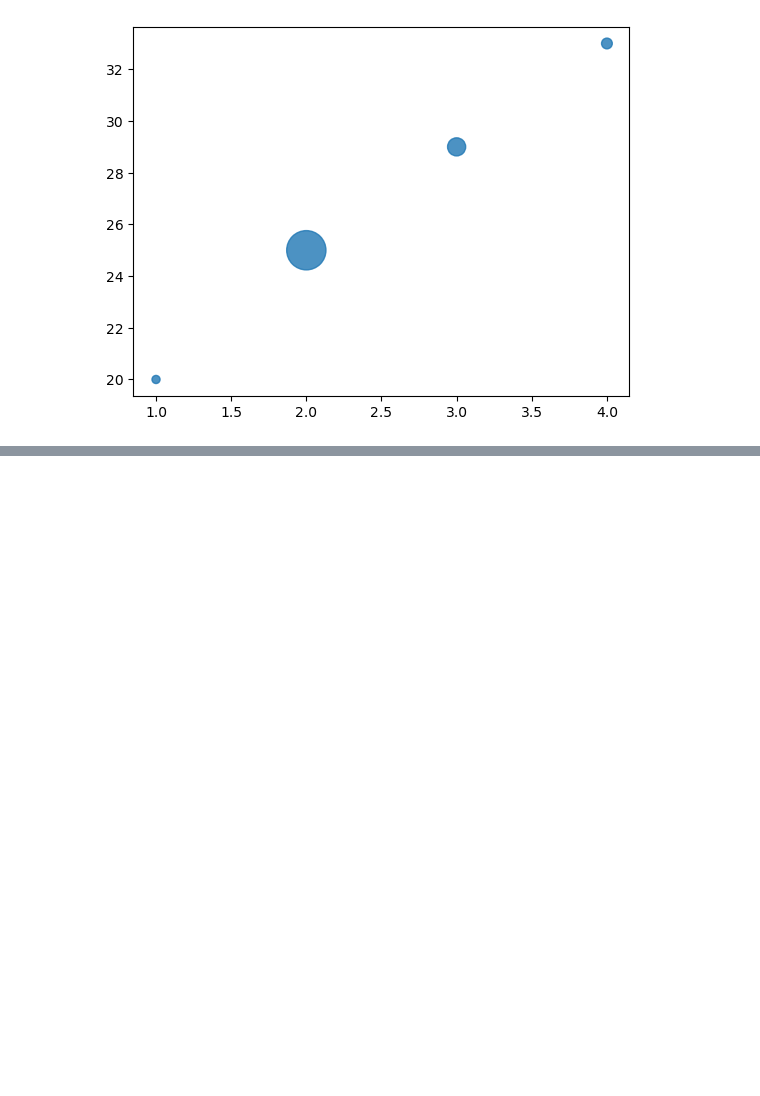
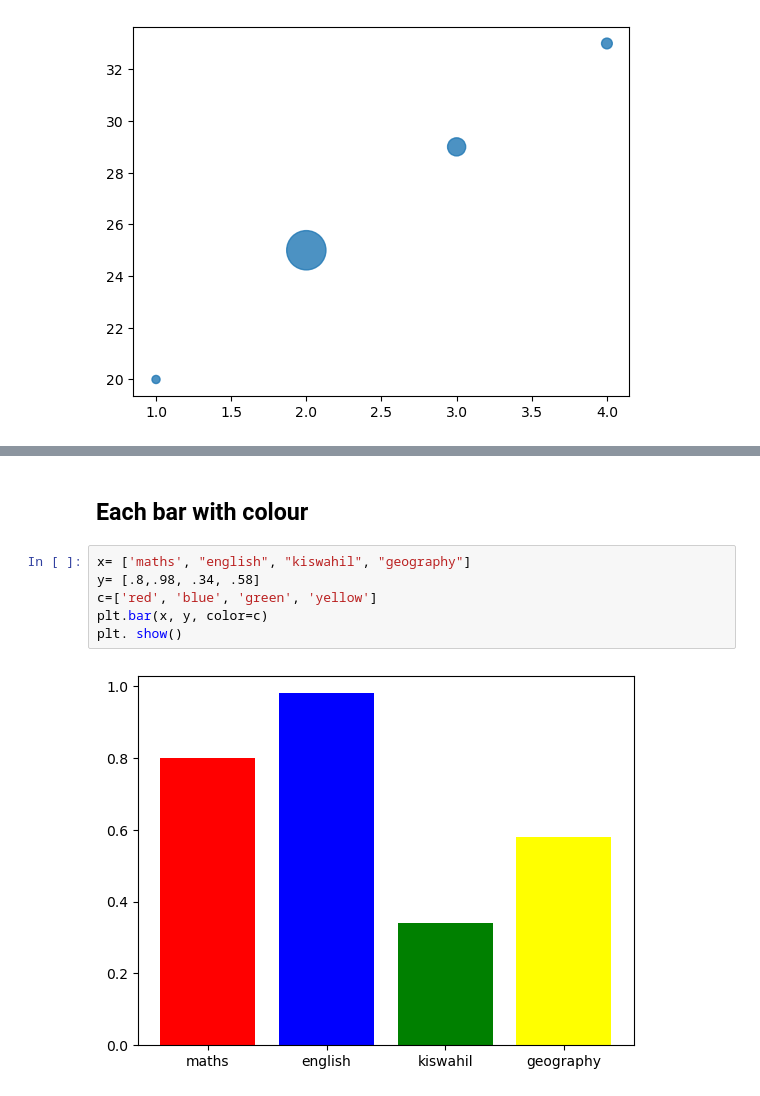
Before and after one commit to ThomasOindi/Learnings, a Jupyter notebook: matplot_library.ipynb, the cells around one changed output, grey strips where cells are left out. Saved outputs shown, nothing was run; the diff lists cells and outputs as text; blank space fills up the shorter version.

```diff
--- a/matplot_library.ipynb
+++ b/matplot_library.ipynb
@@ -442,0 +456,10 @@ plt.show()
+# %% [markdown]
+## Each bar with colour
+# %%
+x= ['maths', "english", "kiswahil", "geography"]
+y= [.8,.98, .34, .58]
+c=['red', 'blue', 'green', 'yellow']
+plt.bar(x, y, color=c)
+plt. show()
+# %% [output]
+[figure, added]
```
Also changed, not shown: parts of 10 cells of this notebook.
